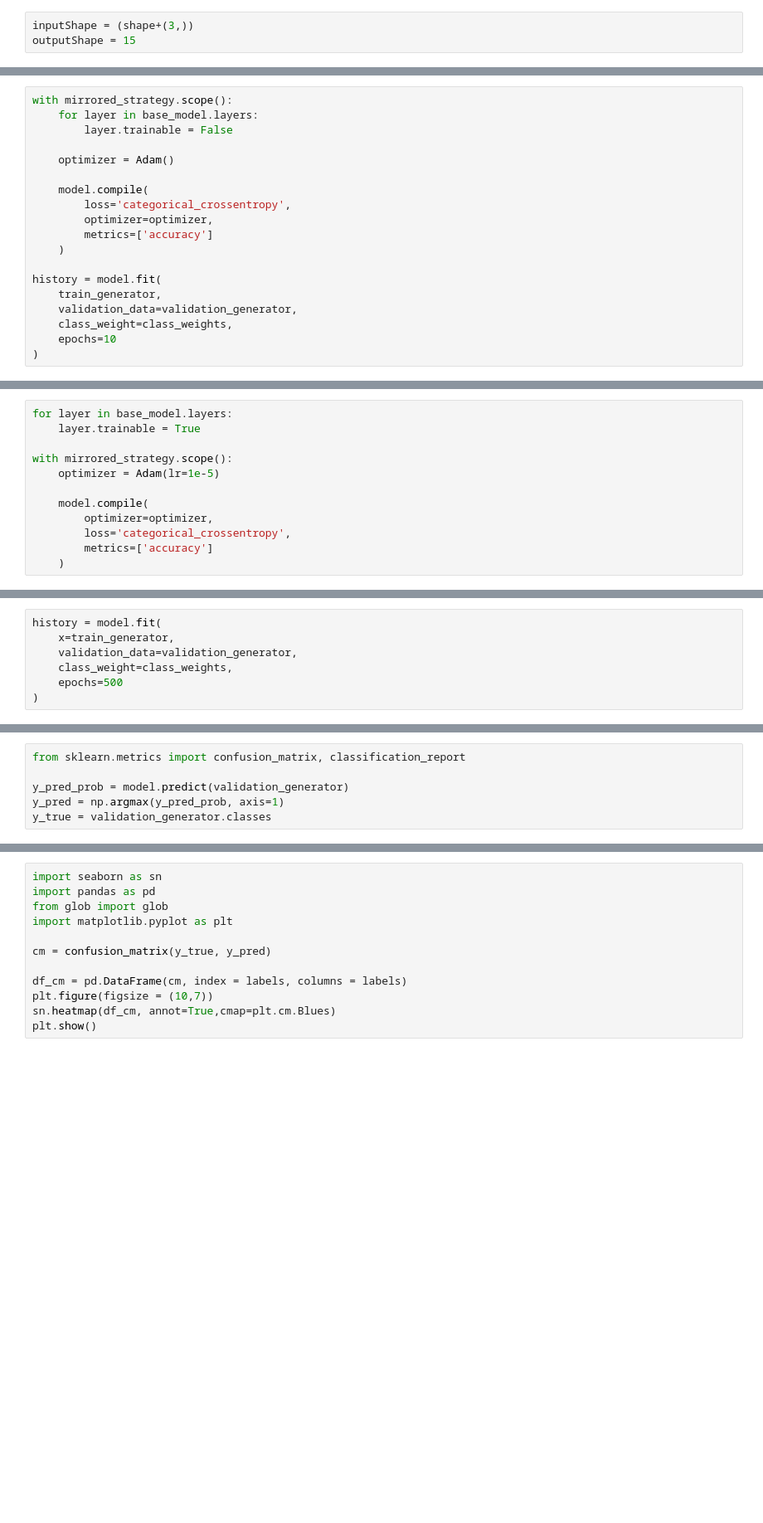
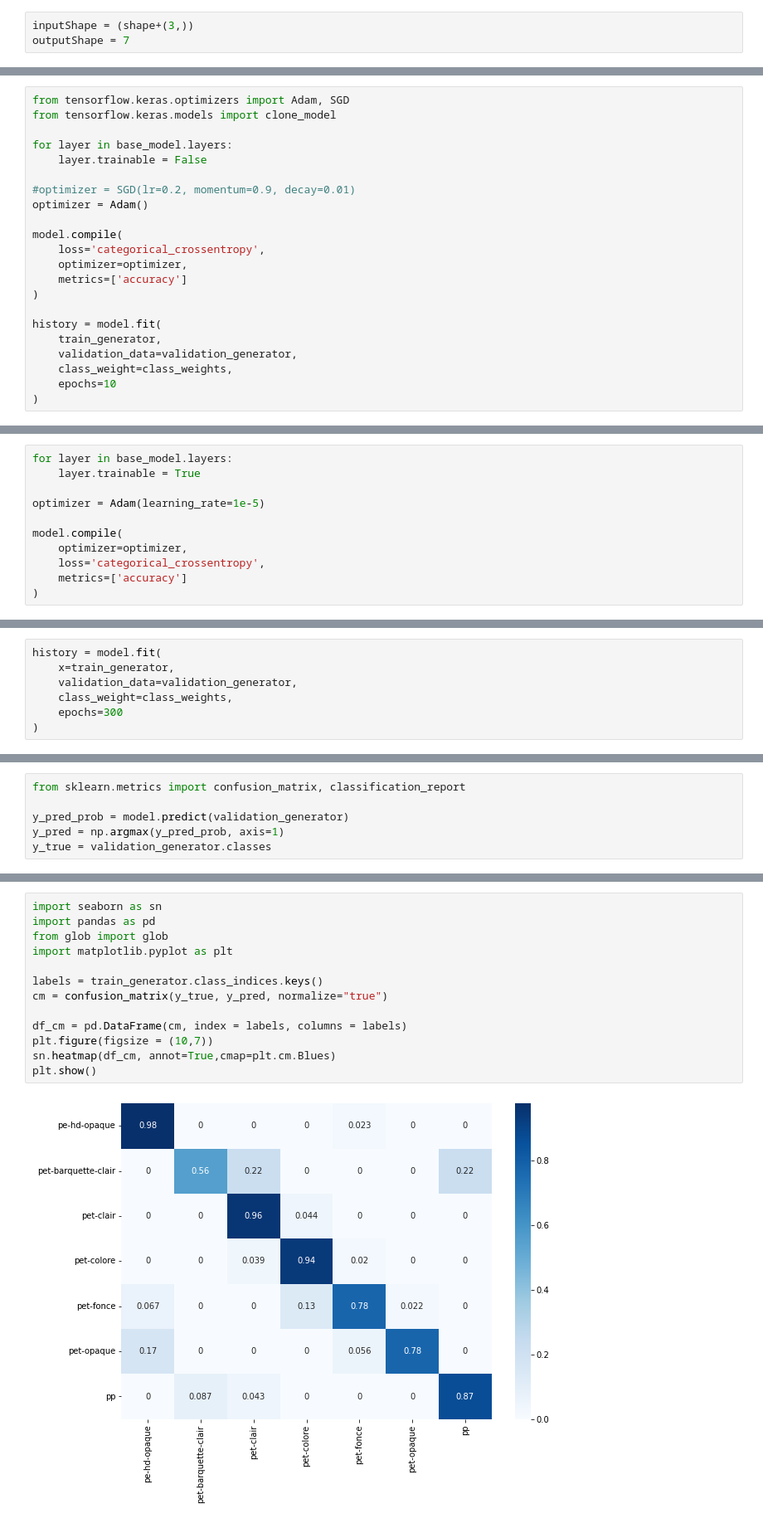
Before and after one commit to botiose/majurca, a Jupyter notebook: majurca.ipynb, the cells around one changed output, grey strips where cells are left out. Shown at 83% size. Cells and saved outputs as stored; diff of their text form; blank space fills up the shorter version.

```diff
--- a/majurca.ipynb
+++ b/majurca.ipynb
@@ -71,4 +54,4 @@ class_weights_arr = class_weight.compute_class_weight(
 class_weights = dict(enumerate(class_weights_arr))
 # %%
 inputShape = (shape+(3,))
-outputShape = 15
+outputShape = 7
@@ -104,15 +98,18 @@ from tensorflow.keras.models import clone_model
 # %%
-with mirrored_strategy.scope():
-    for layer in base_model.layers:
-        layer.trainable = False
+from tensorflow.keras.optimizers import Adam, SGD
+from tensorflow.keras.models import clone_model
 
-    optimizer = Adam()
+for layer in base_model.layers:
+    layer.trainable = False
 
-    model.compile(
-        loss='categorical_crossentropy',
-        optimizer=optimizer,
-        metrics=['accuracy']
-    )
+#optimizer = SGD(lr=0.2, momentum=0.9, decay=0.01)
+optimizer = Adam()
+
+model.compile(
+    loss='categorical_crossentropy',
+    optimizer=optimizer,
+    metrics=['accuracy']
+)
 
 history = model.fit(
     train_generator,
@@ -145,11 +142,10 @@ Epoch 10/10
 for layer in base_model.layers:
     layer.trainable = True
 
-with mirrored_strategy.scope():
-    optimizer = Adam(lr=1e-5)
+optimizer = Adam(learning_rate=1e-5)
 
-    model.compile(
-        optimizer=optimizer,
-        loss='categorical_crossentropy',
-        metrics=['accuracy']
-    )
+model.compile(
+    optimizer=optimizer,
+    loss='categorical_crossentropy',
+    metrics=['accuracy']
+)
@@ -166,6 +158,6 @@ history = model.fit(
     x=train_generator,
     validation_data=validation_generator,
     class_weight=class_weights,
-    epochs=500
+    epochs=300
 )
 # %% [output]
@@ -218,12 +231,15 @@ print(classification_report(y_true, y_pred, target_names=target_names))
 # %%
 import seaborn as sn
 import pandas as pd
 from glob import glob
 import matplotlib.pyplot as plt
 
-cm = confusion_matrix(y_true, y_pred)
+labels = train_generator.class_indices.keys()
+cm = confusion_matrix(y_true, y_pred, normalize="true")
 
 df_cm = pd.DataFrame(cm, index = labels, columns = labels)
 plt.figure(figsize = (10,7))
 sn.heatmap(df_cm, annot=True,cmap=plt.cm.Blues)
 plt.show()
+# %% [output]
+[figure, added]
```
Also changed, not shown: parts of 21 cells of this notebook, 22 other files.
